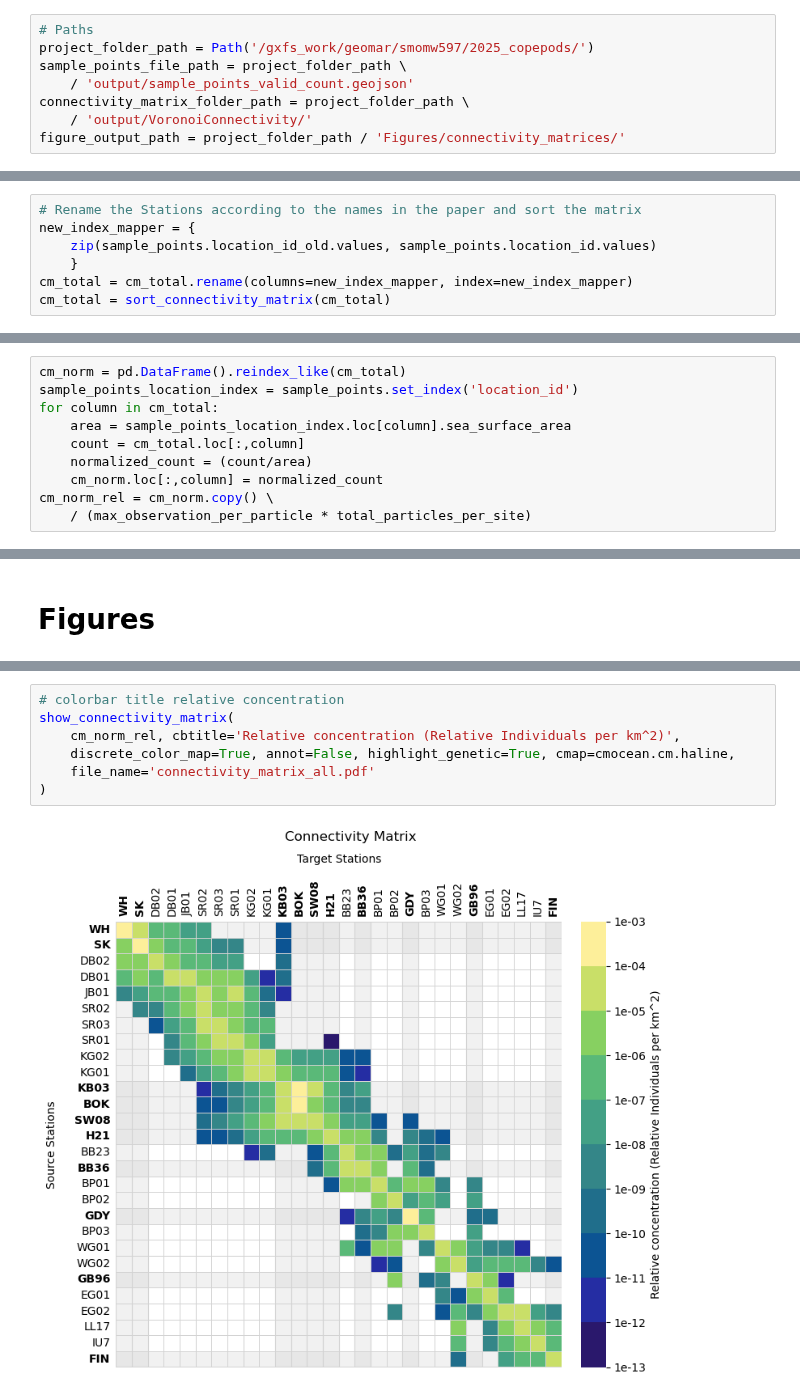
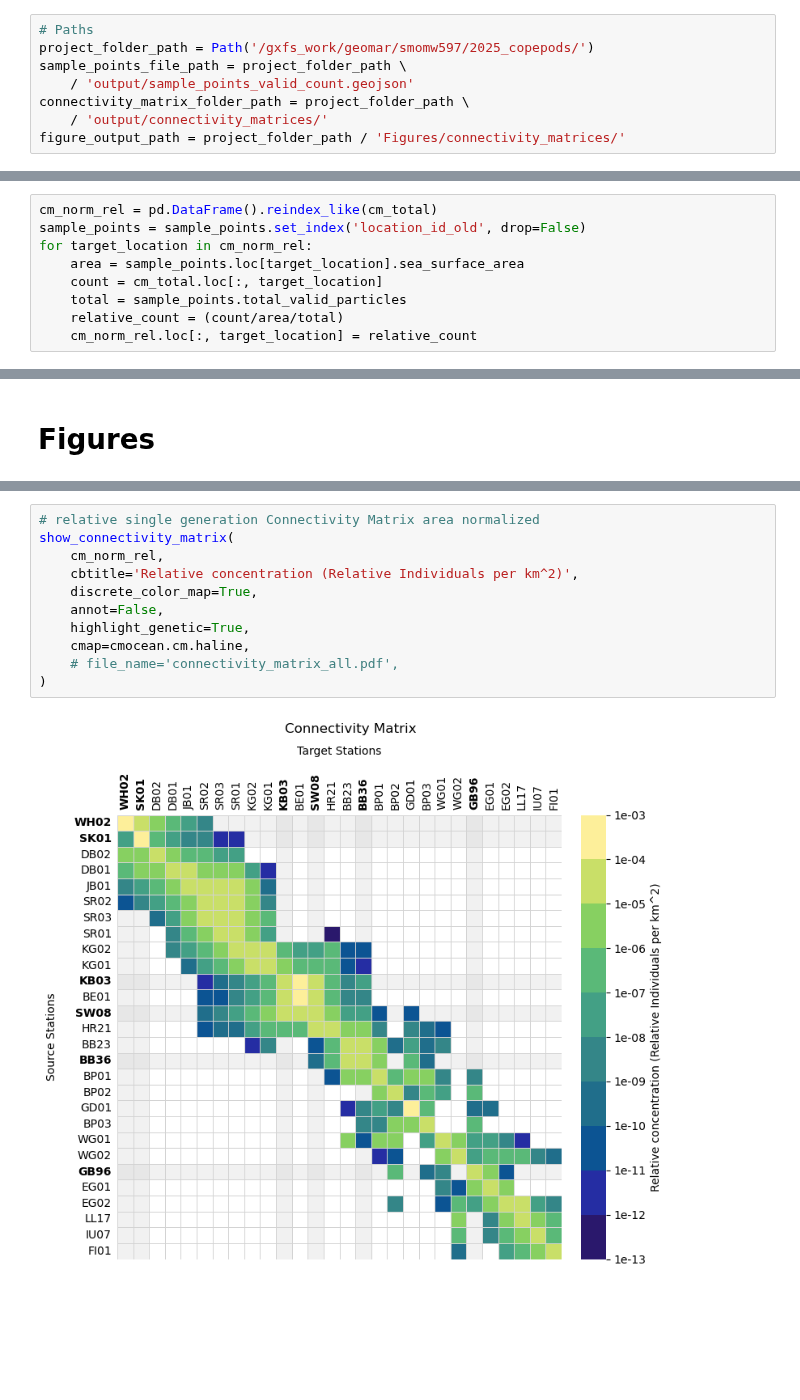
Before and after one commit to geomar-od-lagrange/2025_copepods, a Jupyter notebook: notebooks/connectivity_matrix_generation.ipynb, the cells around one changed output, grey strips where cells are left out. Drawn from its saved outputs; the diff is of its cells as text; blank space fills up the shorter version.

```diff
--- a/notebooks/connectivity_matrix_generation.ipynb
+++ b/notebooks/connectivity_matrix_generation.ipynb
@@ -25,7 +26,7 @@ project_folder_path = Path('/gxfs_work/geomar/smomw597/2025_copepods/')
 sample_points_file_path = project_folder_path \
     / 'output/sample_points_valid_count.geojson'
 connectivity_matrix_folder_path = project_folder_path \
-    / 'output/VoronoiConnectivity/'
+    / 'output/connectivity_matrices/'
 figure_output_path = project_folder_path / 'Figures/connectivity_matrices/'
 # %%
 # Load the sample points
@@ -262,7 +225,0 @@ sample_points
-# %%
-# Rename the Stations according to the names in the paper and sort the matrix
-new_index_mapper = {
-	zip(sample_points.location_id_old.values, sample_points.location_id.values)
-	}
-cm_total = cm_total.rename(columns=new_index_mapper, index=new_index_mapper)
-cm_total = sort_connectivity_matrix(cm_total)
@@ -271,11 +226,10 @@ TypeError: 'set' object is not callable
 # %%
-cm_norm = pd.DataFrame().reindex_like(cm_total)
-sample_points_location_index = sample_points.set_index('location_id')
-for column in cm_total:
-	area = sample_points_location_index.loc[column].sea_surface_area
-	count = cm_total.loc[:,column]
-	normalized_count = (count/area)
-	cm_norm.loc[:,column] = normalized_count
-cm_norm_rel = cm_norm.copy() \
-	/ (max_observation_per_particle * total_particles_per_site)
+cm_norm_rel = pd.DataFrame().reindex_like(cm_total)
+sample_points = sample_points.set_index('location_id_old', drop=False)
+for target_location in cm_norm_rel:
+	area = sample_points.loc[target_location].sea_surface_area
+	count = cm_total.loc[:, target_location]
+	total = sample_points.total_valid_particles
+	relative_count = (count/area/total)
+	cm_norm_rel.loc[:, target_location] = relative_count
 # %%
@@ -335,9 +295,13 @@ show_connectivity_matrix(
 # %%
-# colorbar title relative concentration
+# relative single generation Connectivity Matrix area normalized
 show_connectivity_matrix(
-	cm_norm_rel, cbtitle='Relative concentration (Relative Individuals per km^2)',
-	discrete_color_map=True, annot=False, highlight_genetic=True, cmap=cmocean.cm.haline,
-	file_name='connectivity_matrix_all.pdf'
+	cm_norm_rel,
+	cbtitle='Relative concentration (Relative Individuals per km^2)',
+	discrete_color_map=True,
+	annot=False,
+	highlight_genetic=True,
+	cmap=cmocean.cm.haline,
+	# file_name='connectivity_matrix_all.pdf',
 )
 # %% [output]
-[figure, old version]
+[figure, new version]
```
Also changed, not shown: parts of 31 cells of this notebook.
